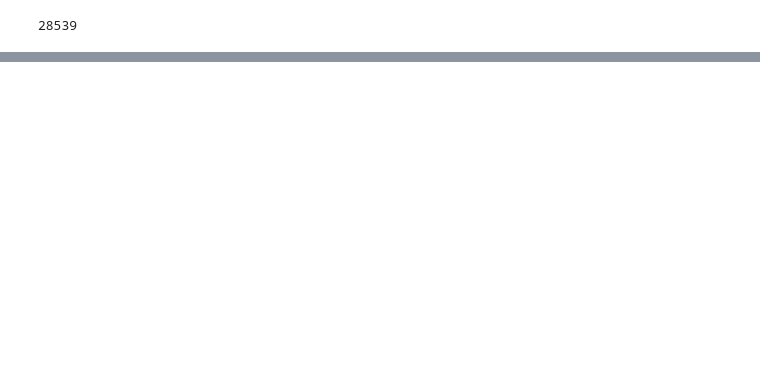
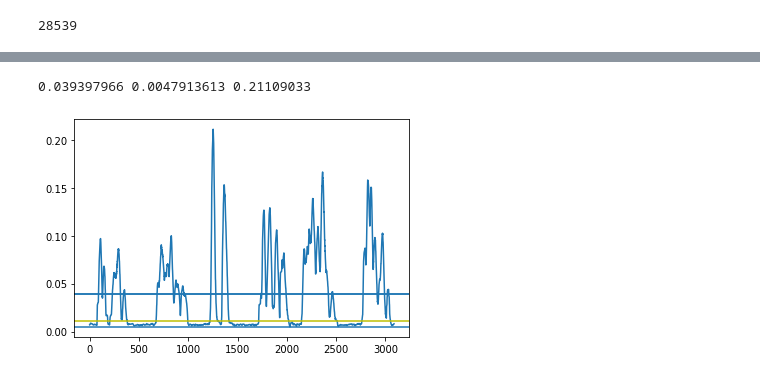
Before and after one commit to Majkil/Artefact, a Jupyter notebook: Model Training.ipynb, the cells around one changed output, grey strips where cells are left out. Cells and saved outputs as stored; diff of their text form; code cells hidden in the pictures; blank space fills up the shorter version.

```diff
--- a/Model Training.ipynb
+++ b/Model Training.ipynb
@@ -57,0 +101,20 @@ with open("exact.npy", 'rb') as f:
+# %%
+
+rms_e= librosa.feature.rms(np.abs(aud), hop_length=hl)[0]
+s_avg =  np.average(rms_e)
+s_mean = np.mean(rms_e)
+s_min = np.amin(rms_e)
+s_max = np.amax(rms_e)
+bins = np.array([0,s_avg])
+binned = np.digitize(rms_e,bins)
+#plt.figure(figsize=(24,16))
+plt.plot(rms_e)
+plt.axhline(y=s_mean)
+plt.axhline(y=s_avg)
+plt.axhline(y=s_min)
+plt.axhline(y=s_min+(s_max-s_min)*0.03 , c = 'y')
+print(s_avg, s_min, s_max)
+#plt.plot(np.array(binned))
+# %% [output]
+0.039397966 0.0047913613 0.21109033
+[figure, added]
```
Also changed, not shown: parts of 14 cells of this notebook, 5 other files.
